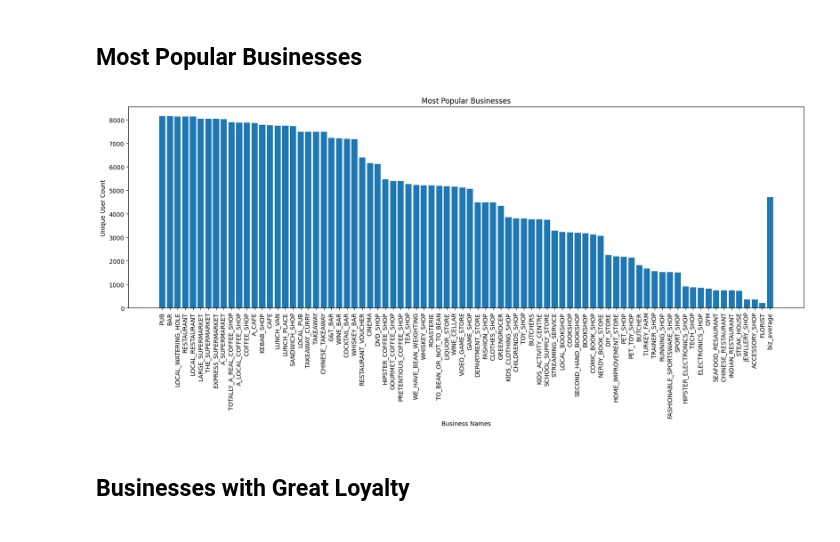
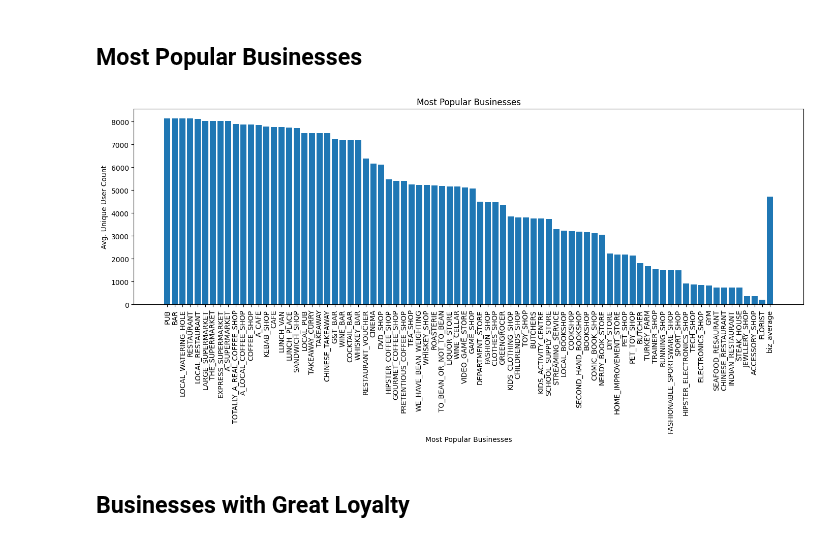
Before and after one commit to UoB-DSMP-2023-24/dsmp-2024-group27, a Jupyter notebook: Business Analysis.ipynb, the cells around one changed output. Cells and saved outputs as stored; diff of their text form; code cells hidden in the pictures.

Commit message:
updated the business eda to make the graphs look better

```diff
--- a/Business Analysis.ipynb
+++ b/Business Analysis.ipynb
@@ -44,18 +44,18 @@ pop_biz_names.append('biz_average')
 pop_biz_custs = list(pop_biz['unique_cust_count'])
 pop_biz_custs.append(avg_unique_cust_mean)
 # %%
-plt.figure(figsize=(20, 6))
+plt.figure(figsize=(17, 5))
 
 plt.bar(pop_biz_names, pop_biz_custs)
 plt.xticks(rotation=90)
 
 plt.xlabel('Most Popular Businesses')
 plt.ylabel('Avg. Unique User Count')
 plt.title('Most Popular Businesses')
 
 plt.show()
 # %% [output]
-[figure, old version]
+[figure, new version]
 # %% [markdown]
 ## Businesses with Great Loyalty
 # %%
```
Also changed, not shown: 4 other files.
